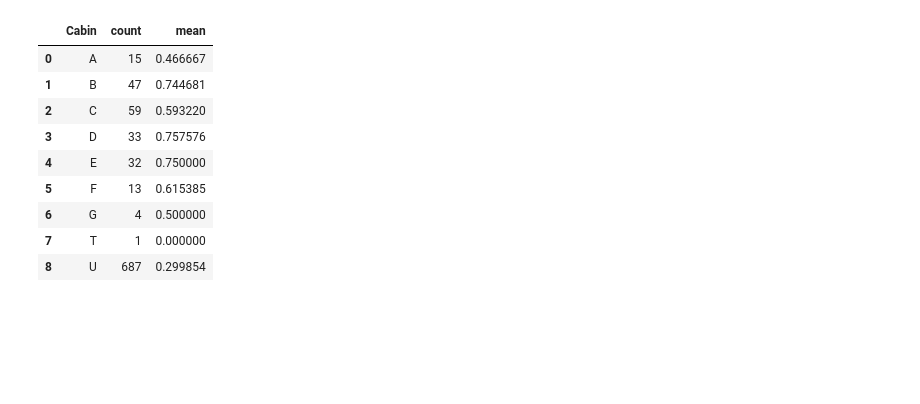
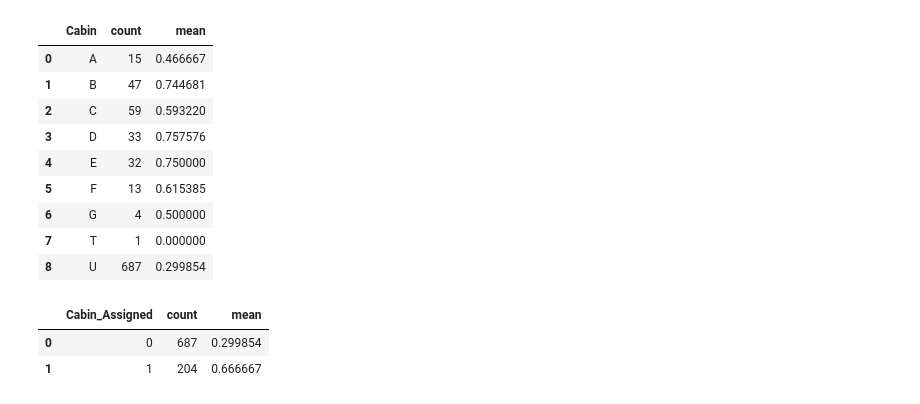
Before and after one commit to Yosri15/Titanic_Classification, a Jupyter notebook: Titanic_Model.ipynb, the cells around one changed output. Saved outputs shown, nothing was run; the diff lists cells and outputs as text; code cells hidden in the pictures; blank space fills up the shorter version.

```diff
--- a/Titanic_Model.ipynb
+++ b/Titanic_Model.ipynb
@@ -371,25 +373,25 @@ train_df.groupby(['Name_LengthGB'],as_index=False)['Survived'].mean()
 | 7 | (38.0, 82.0] | 0.745283 |
 # %%
 # Convert 'Name_Length' into categories based on predefined ranges.
-train_df.loc[train_df['Name_Length'] <= 11.999, 'Name_Length'] = 0
-train_df.loc[(train_df['Name_Length'] > 11.999) & (train_df['Name_Length'] <= 20.0), 'Name_Length'] = 1
-train_df.loc[(train_df['Name_Length'] > 20.0) & (train_df['Name_Length'] <= 23.0), 'Name_Length'] = 2
-train_df.loc[(train_df['Name_Length'] > 23.0) & (train_df['Name_Length'] <= 25.0), 'Name_Length'] = 3
-train_df.loc[(train_df['Name_Length'] > 25.0) & (train_df['Name_Length'] <= 27.25), 'Name_Length'] = 4
-train_df.loc[(train_df['Name_Length'] > 27.25) & (train_df['Name_Length'] <= 30.0), 'Name_Length'] = 5
-train_df.loc[(train_df['Name_Length'] > 30.0) & (train_df['Name_Length'] <= 38.0), 'Name_Length'] = 6
-train_df.loc[(train_df['Name_Length'] > 38.0) & (train_df['Name_Length'] <= 82.0), 'Name_Length'] = 7
-train_df.loc[train_df['Name_Length'] > 82.0, 'Name_Length'] = 8
+train_df.loc[train_df['Name_Length'] <= 11.999, 'Name_Size'] = 0
+train_df.loc[(train_df['Name_Length'] > 11.999) & (train_df['Name_Length'] <= 20.0), 'Name_Size'] = 1
+train_df.loc[(train_df['Name_Length'] > 20.0) & (train_df['Name_Length'] <= 23.0), 'Name_Size'] = 2
+train_df.loc[(train_df['Name_Length'] > 23.0) & (train_df['Name_Length'] <= 25.0), 'Name_Size'] = 3
+train_df.loc[(train_df['Name_Length'] > 25.0) & (train_df['Name_Length'] <= 27.25), 'Name_Size'] = 4
+train_df.loc[(train_df['Name_Length'] > 27.25) & (train_df['Name_Length'] <= 30.0), 'Name_Size'] = 5
+train_df.loc[(train_df['Name_Length'] > 30.0) & (train_df['Name_Length'] <= 38.0), 'Name_Size'] = 6
+train_df.loc[(train_df['Name_Length'] > 38.0) & (train_df['Name_Length'] <= 82.0), 'Name_Size'] = 7
+train_df.loc[train_df['Name_Length'] > 82.0, 'Name_Size'] = 8
 
-test_df.loc[test_df['Name_Length'] <= 11.999, 'Name_Length'] = 0
-test_df.loc[(test_df['Name_Length'] > 11.999) & (test_df['Name_Length'] <= 20.0), 'Name_Length'] = 1
-test_df.loc[(test_df['Name_Length'] > 20.0) & (test_df['Name_Length'] <= 23.0), 'Name_Length'] = 2
-test_df.loc[(test_df['Name_Length'] > 23.0) & (test_df['Name_Length'] <= 25.0), 'Name_Length'] = 3
-test_df.loc[(test_df['Name_Length'] > 25.0) & (test_df['Name_Length'] <= 27.25), 'Name_Length'] = 4
-test_df.loc[(test_df['Name_Length'] > 27.25) & (test_df['Name_Length'] <= 30.0), 'Name_Length'] = 5
-test_df.loc[(test_df['Name_Length'] > 30.0) & (test_df['Name_Length'] <= 38.0), 'Name_Length'] = 6
-test_df.loc[(test_df['Name_Length'] > 38.0) & (test_df['Name_Length'] <= 82.0), 'Name_Length'] = 7
-test_df.loc[test_df['Name_Length'] > 82.0, 'Name_Length'] = 8
+test_df.loc[test_df['Name_Length'] <= 11.999, 'Name_Size'] = 0
+test_df.loc[(test_df['Name_Length'] > 11.999) & (test_df['Name_Length'] <= 20.0), 'Name_Size'] = 1
+test_df.loc[(test_df['Name_Length'] > 20.0) & (test_df['Name_Length'] <= 23.0), 'Name_Size'] = 2
+test_df.loc[(test_df['Name_Length'] > 23.0) & (test_df['Name_Length'] <= 25.0), 'Name_Size'] = 3
+test_df.loc[(test_df['Name_Length'] > 25.0) & (test_df['Name_Length'] <= 27.25), 'Name_Size'] = 4
+test_df.loc[(test_df['Name_Length'] > 27.25) & (test_df['Name_Length'] <= 30.0), 'Name_Size'] = 5
+test_df.loc[(test_df['Name_Length'] > 30.0) & (test_df['Name_Length'] <= 38.0), 'Name_Size'] = 6
+test_df.loc[(test_df['Name_Length'] > 38.0) & (test_df['Name_Length'] <= 82.0), 'Name_Size'] = 7
+test_df.loc[test_df['Name_Length'] > 82.0, 'Name_Size'] = 8
 # %%
 train_df.head()
 # %% [output]
@@ -479,0 +486,6 @@ train_df.groupby(['Cabin'], as_index=False)['Survived'].agg(['count','mean'])
+# %%
+train_df.groupby(['Cabin_Assigned'], as_index=False)['Survived'].agg(['count','mean'])
+# %% [output]
+|  | Cabin_Assigned | count | mean |
+| 0 | 0 | 687 | 0.299854 |
+| 1 | 1 | 204 | 0.666667 |
```
Also changed, not shown: parts of 21 cells of this notebook.
